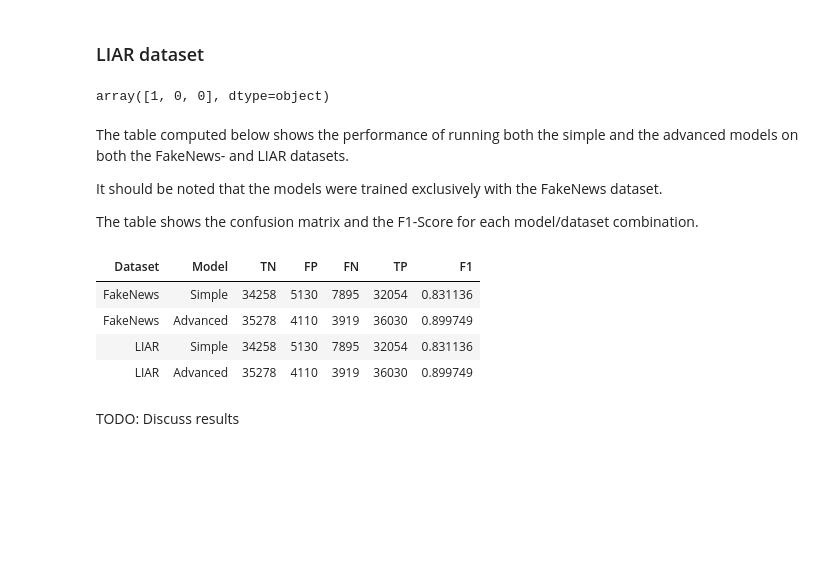
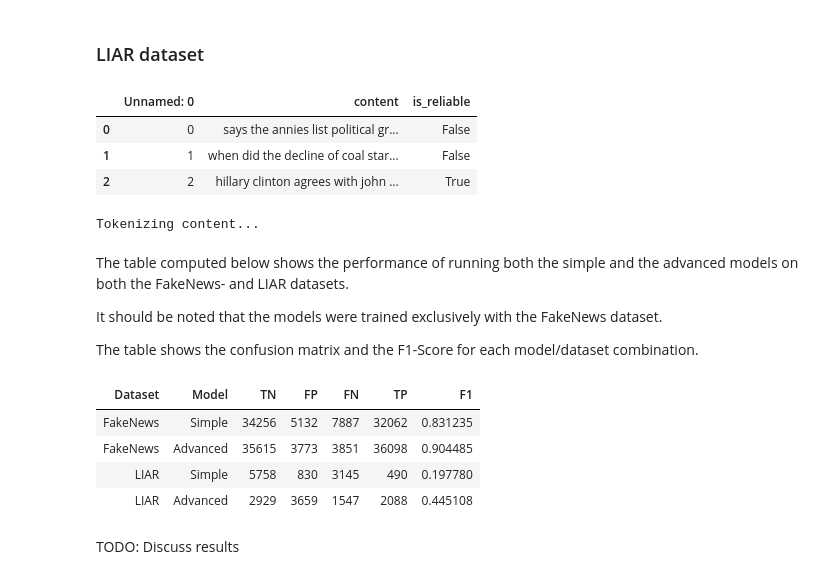
Before and after one commit to BimmerBass/GDS2026, a Jupyter notebook: evaluation.ipynb, the cells around one changed output. Drawn from its saved outputs; the diff is of its cells as text; code cells hidden in the pictures; blank space fills up the shorter version.

Commit message:
liar evaluation

```diff
--- a/evaluation.ipynb
+++ b/evaluation.ipynb
@@ -70,6 +70,10 @@ Pipeline(steps=[('preprocess',
                                  ('tfidf', TfidfTransformer())])),
                 ('classify',
                  LinearSVC(C=1, class_weight='balanced', penalty='l1'))])
+# %%
+from models.AdvancedModel import *
+
+advanced_model = AdvancedModel.load("data/models/advanced")
 # %% [markdown]
 ## Evaluation
 # %% [markdown]
@@ -87,4 +91,5 @@ df.head(2)
 # %%
 fakenews_simple_y_pred = simple_pipeline.predict(df)
 # %%
-fakenews_advanced_y_pred = advanced_pipeline.predict(df)
+#fakenews_advanced_y_pred = advanced_pipeline.predict(df)
+fakenews_advanced_y_pred = advanced_model.predict(df['content'])
@@ -151,20 +158,20 @@ As we can see there isn't really any types of errors that are way more common th
 # %% [markdown]
 ### LIAR dataset
 # %%
-df_liar = pd.read_csv(DATA_DIR / "liar" / "test.tsv", sep='\t', header=None)
-liar_y_true = df_liar[1].replace('true', 1).replace('false', 0).to_numpy()
-
-liar_y_true[:3]
-# df_liar.head(2)
+df_liar = pd.read_csv("data/liar/cleaned_train.csv")
+df_liar.head(3)
 # %% [output]
-array([1, 0, 0], dtype=object)
+|  | Unnamed: 0 | content | is_reliable |
+| 0 | 0 | says the annies list political gr... | False |
+| 1 | 1 | when did the decline of coal star... | False |
+| 2 | 2 | hillary clinton agrees with john ... | True |
 # %%
-# TODO: Load real predictions into these variables instad of using fakenews ones
-liar_simple_y_pred = fakenews_simple_y_pred
-liar_advanced_y_pred = fakenews_advanced_y_pred
+liar_y_true = df_liar['is_reliable']
 
-# Below doesn't work because the pipeline expects a content column
-#liar_simple_y_pred = simple_pipeline.predict(df_liar)
+liar_simple_y_pred = simple_pipeline.predict(df_liar)
+liar_advanced_y_pred = advanced_model.predict(df_liar['content'])
+# %% [output]
+Tokenizing content...
 # %% [markdown]
 
 The table computed below shows the performance of running both the simple and the advanced models on both the FakeNews- and LIAR datasets.
@@ -177,37 +184,36 @@ import pandas as pd
 from sklearn.metrics import confusion_matrix, f1_score
 
 # TODO: temporarily dont use liar data, because prediction on liar data is TODO
-liar_y_true = fakenews_y_true # TODO: delete this when liar prediction is fixed
 
 def make_row(dataset, model, y_true, y_pred):
     cm = confusion_matrix(y_true, y_pred)
     tn, fp, fn, tp = cm.ravel()
     f1 = f1_score(y_true, y_pred)
 
     return {
         "Dataset": dataset,
         "Model": model,
         "TN": tn,
         "FP": fp,
         "FN": fn,
         "TP": tp,
         "F1": f1
     }
 
 rows = [
     make_row("FakeNews", "Simple", fakenews_y_true, fakenews_simple_y_pred),
     make_row("FakeNews", "Advanced", fakenews_y_true, fakenews_advanced_y_pred),
     make_row("LIAR", "Simple", liar_y_true, liar_simple_y_pred),
     make_row("LIAR", "Advanced", liar_y_true, liar_advanced_y_pred)
 ]
 
 df = pd.DataFrame(rows)
 df.style.hide(axis="index")
 # %% [output]
 | Dataset | Model | TN | FP | FN | TP | F1 |
-| FakeNews | Simple | 34258 | 5130 | 7895 | 32054 | 0.831136 |
-| FakeNews | Advanced | 35278 | 4110 | 3919 | 36030 | 0.899749 |
-| LIAR | Simple | 34258 | 5130 | 7895 | 32054 | 0.831136 |
-| LIAR | Advanced | 35278 | 4110 | 3919 | 36030 | 0.899749 |
+| FakeNews | Simple | 34256 | 5132 | 7887 | 32062 | 0.831235 |
+| FakeNews | Advanced | 35615 | 3773 | 3851 | 36098 | 0.904485 |
+| LIAR | Simple | 5758 | 830 | 3145 | 490 | 0.197780 |
+| LIAR | Advanced | 2929 | 3659 | 1547 | 2088 | 0.445108 |
 # %% [markdown]
 TODO: Discuss results
```
Also changed, not shown: parts of 2 cells of this notebook, 1 other file.
